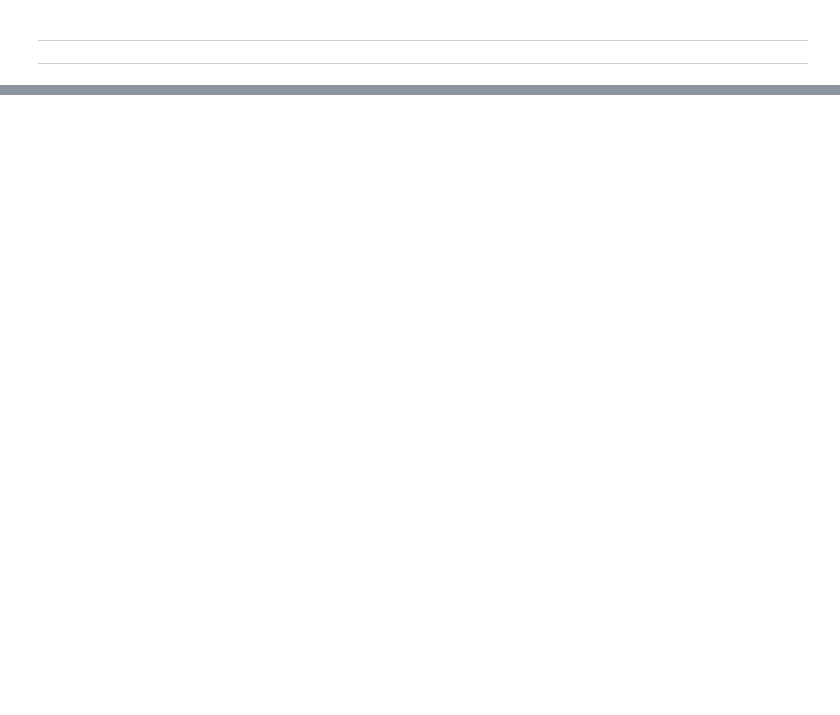
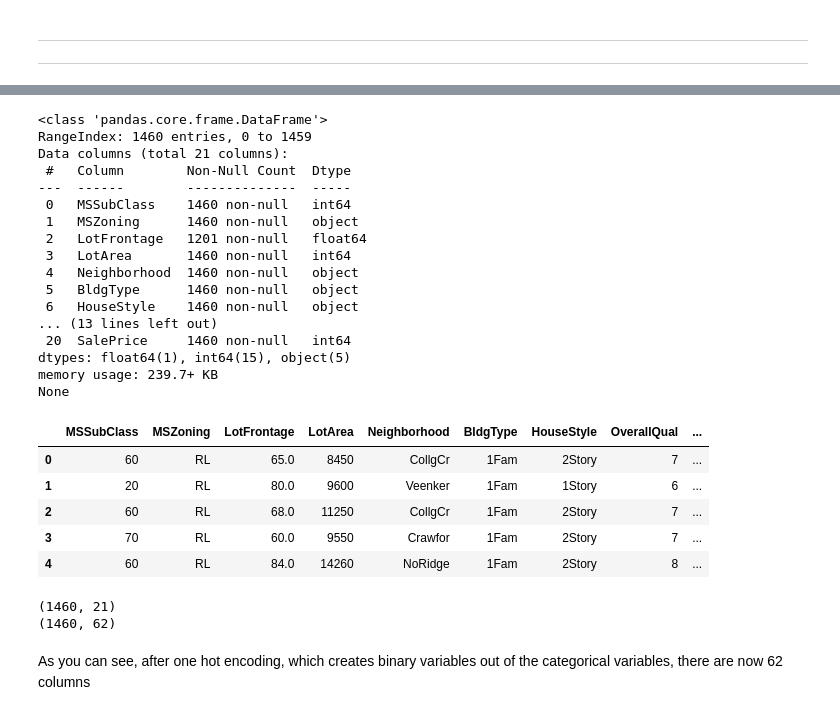
Before and after one commit to pratikgujral/Machine-Learning-Scientist-With-Python, a Jupyter notebook: Extreme_Gradient_Boosting_with_XGBoost.ipynb, the cells around one changed output, grey strips where cells are left out. Cells and saved outputs as stored; diff of their text form; code cells hidden in the pictures; blank space fills up the shorter version.

```diff
--- a/Extreme_Gradient_Boosting_with_XGBoost.ipynb
+++ b/Extreme_Gradient_Boosting_with_XGBoost.ipynb
@@ -1167,0 +1261,58 @@ Lowest RMSE found:  36636.35808132903
+# %%
+import pandas as pd
+
+df = pd.read_csv('https://assets.datacamp.com/production/repositories/943/datasets/17a7c5c0acd7bfa253827ea53646cf0db7d39649/ames_unprocessed_data.csv')
+print(df.info())
+df.head()
+# %% [output]
+<class 'pandas.core.frame.DataFrame'>
+RangeIndex: 1460 entries, 0 to 1459
+Data columns (total 21 columns):
+ #   Column        Non-Null Count  Dtype
+---  ------        --------------  -----
+ 0   MSSubClass    1460 non-null   int64
+ 1   MSZoning      1460 non-null   object
+ 2   LotFrontage   1201 non-null   float64
+ 3   LotArea       1460 non-null   int64
+ 4   Neighborhood  1460 non-null   object
+ 5   BldgType      1460 non-null   object
+ 6   HouseStyle    1460 non-null   object
+... (13 lines left out)
+ 20  SalePrice     1460 non-null   int64
+dtypes: float64(1), int64(15), object(5)
+memory usage: 239.7+ KB
+None
+|  | MSSubClass | MSZoning | LotFrontage | LotArea | Neighborhood | BldgType | HouseStyle | OverallQual | ... |
+| 0 | 60 | RL | 65.0 | 8450 | CollgCr | 1Fam | 2Story | 7 | ... |
+| 1 | 20 | RL | 80.0 | 9600 | Veenker | 1Fam | 1Story | 6 | ... |
+| 2 | 60 | RL | 68.0 | 11250 | CollgCr | 1Fam | 2Story | 7 | ... |
+| 3 | 70 | RL | 60.0 | 9550 | Crawfor | 1Fam | 2Story | 7 | ... |
+| 4 | 60 | RL | 84.0 | 14260 | NoRidge | 1Fam | 2Story | 8 | ... |
+# %%
+# Import OneHotEncoder
+from sklearn.preprocessing import OneHotEncoder
+
+# Print the shape of the original DataFrame
+print(df.shape)
+
+# Create OneHotEncoder: ohe
+ohe = OneHotEncoder(sparse=False)
+
+# Apply OneHotEncoder to categorical columns - output is no longer a dataframe
+categorical_columns = df.columns[df.dtypes == object].values
+df_encoded = pd.DataFrame(ohe.fit_transform(df[categorical_columns]))
+df_encoded.columns = ohe.get_feature_names()
+
+# Removing categorical columns from original df
+df.drop(categorical_columns, axis=1, inplace=True)
+
+# Adding one hot encoded columns to the df
+df = pd.concat([df, df_encoded], axis=1)
+
+# Shape of one hot encoded array
+print(df.shape)
+# %% [output]
+(1460, 21)
+(1460, 62)
+# %% [markdown]
+As you can see, after one hot encoding, which creates binary variables out of the categorical variables, there are now 62 columns
```
Also changed, not shown: parts of 34 cells of this notebook.
